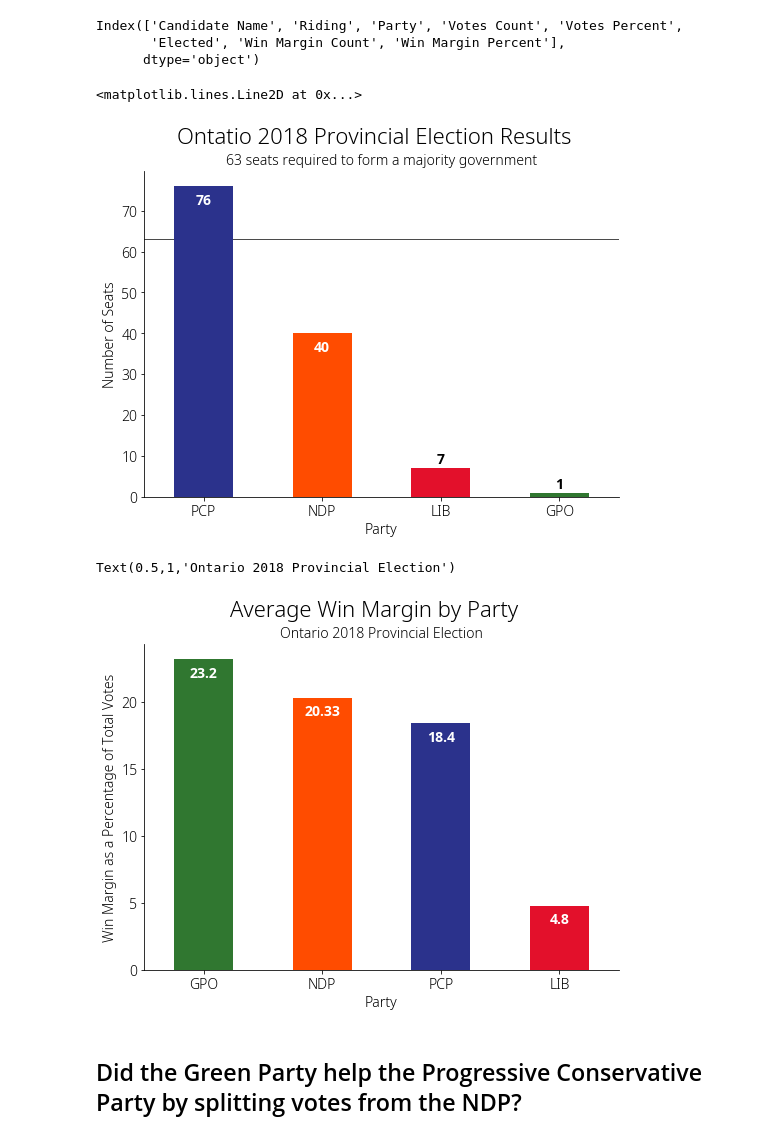
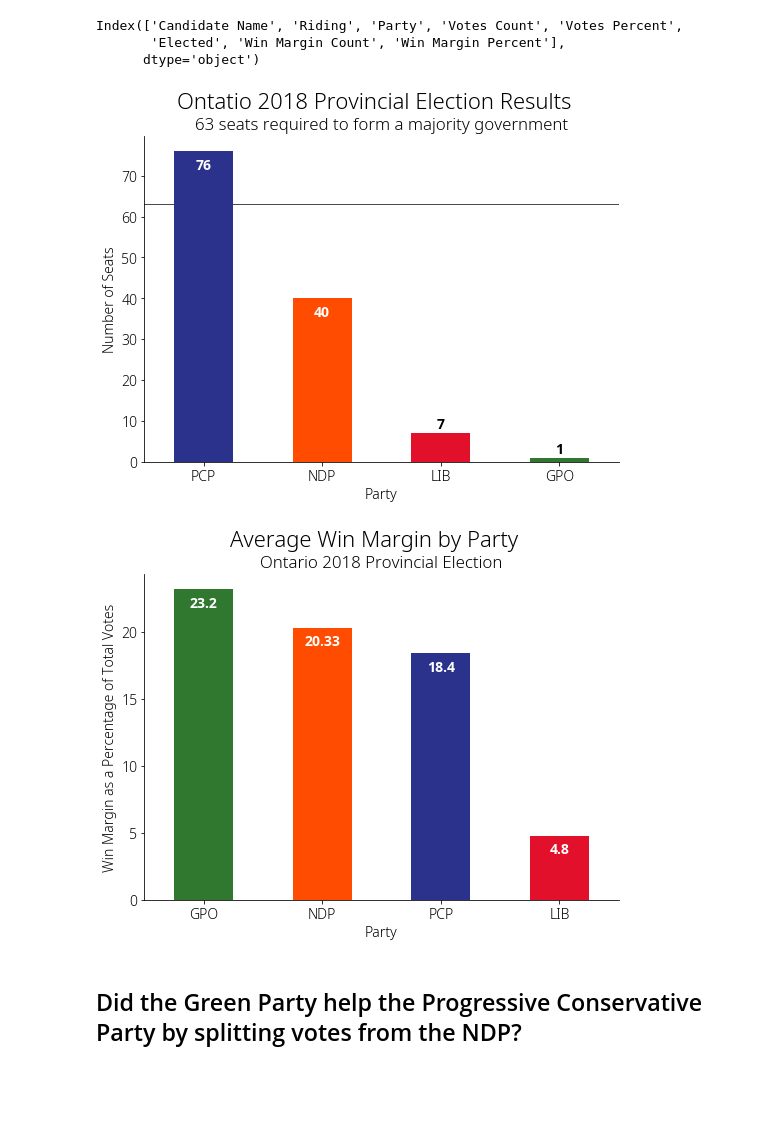
Before and after one commit to robbiemeyer/OntarioElectionAnalysis2018, a Jupyter notebook: ElectionAnalysis.ipynb, the cells around one changed output. Drawn from its saved outputs; the diff is of its cells as text; code cells hidden in the pictures; blank space fills up the shorter version.

```diff
--- a/ElectionAnalysis.ipynb
+++ b/ElectionAnalysis.ipynb
@@ -46,18 +46,19 @@ def plotBarStyled(x, label_func = lambda x: x, width = 0.5, ymin=0):
 # %%
 # What were the election counts
 x = candidates.loc[candidates['Elected'], 'Party'].value_counts()
 
 ax = plotBarStyled(x)
 
 ax.set_xlabel('Party')
 ax.set_ylabel("Number of Seats")
 plt.suptitle('Ontatio 2018 Provincial Election Results', size=22)
-plt.title('63 seats required to form a majority government', size=14)
+plt.title('63 seats required to form a majority government')
 
 ax.axhline(63, color='black', zorder=-1, linewidth=0.7)
+
+ax.get_figure().savefig('images/election-results.svg')
 # %% [output]
-<matplotlib.lines.Line2D at 0x...>
-[figure, old version]
+[figure, new version]
 # %%
 x = candidates.groupby('Party')['Win Margin Percent'].mean().dropna().round(2).sort_values(ascending=False)
 ax = plotBarStyled(x)
@@ -65,10 +66,12 @@ ax = plotBarStyled(x)
 ax.set_xlabel('Party')
 ax.set_ylabel('Win Margin as a Percentage of Total Votes')
 plt.suptitle('Average Win Margin by Party', size=22)
-plt.title('Ontario 2018 Provincial Election', size=14)
+plt.title('Ontario 2018 Provincial Election')
+
+
+ax.get_figure().savefig('images/win-margin.svg', format='svg', pad_inches=1)
 # %% [output]
-Text(0.5,1,'Ontario 2018 Provincial Election')
-[figure, old version]
+[figure, new version]
 # %% [markdown]
 ## Did the Green Party help the Progressive Conservative Party by splitting votes from the NDP?
 # %%
```
Also changed, not shown: parts of 14 cells of this notebook, 1 other file.
